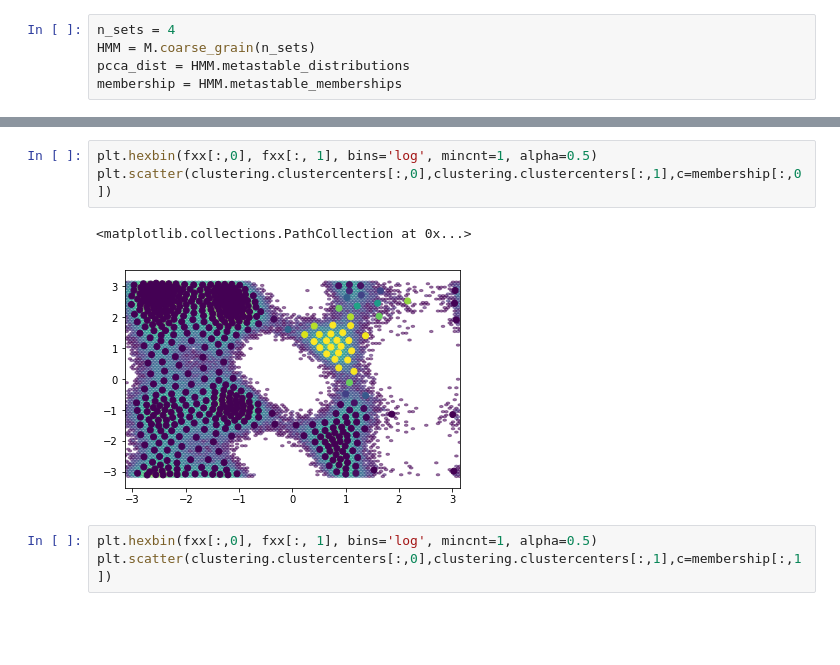
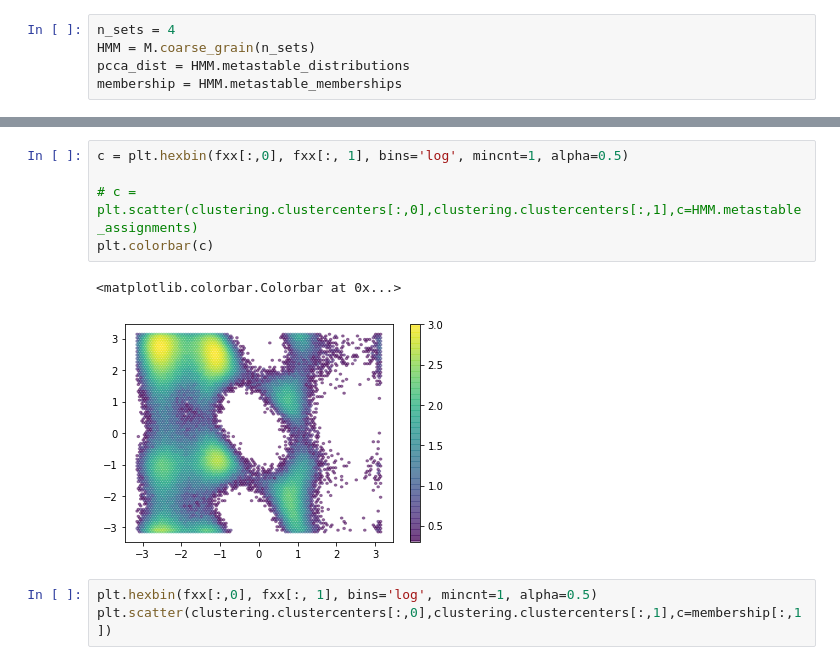
Before and after one commit to RobertArbon/sonification, a Jupyter notebook: Hidden Markov Model.ipynb, the cells around one changed output, grey strips where cells are left out. Cells and saved outputs as stored; diff of their text form; blank space fills up the shorter version.

```diff
--- a/Hidden Markov Model.ipynb
+++ b/Hidden Markov Model.ipynb
@@ -82,9 +102,11 @@ membership = HMM.metastable_memberships
 # %%
-plt.hexbin(fxx[:,0], fxx[:, 1], bins='log', mincnt=1, alpha=0.5)
-plt.scatter(clustering.clustercenters[:,0],clustering.clustercenters[:,1],c=membership[:,0])
+c = plt.hexbin(fxx[:,0], fxx[:, 1], bins='log', mincnt=1, alpha=0.5)
+
+# c = plt.scatter(clustering.clustercenters[:,0],clustering.clustercenters[:,1],c=HMM.metastable_assignments)
+plt.colorbar(c)
 # %% [output]
-<matplotlib.collections.PathCollection at 0x...>
+<matplotlib.colorbar.Colorbar at 0x...>
-[figure, old version]
+[figure, new version]
 # %%
 plt.hexbin(fxx[:,0], fxx[:, 1], bins='log', mincnt=1, alpha=0.5)
 plt.scatter(clustering.clustercenters[:,0],clustering.clustercenters[:,1],c=membership[:,1])
```
Also changed, not shown: parts of 4 cells of this notebook, 3 other files.
